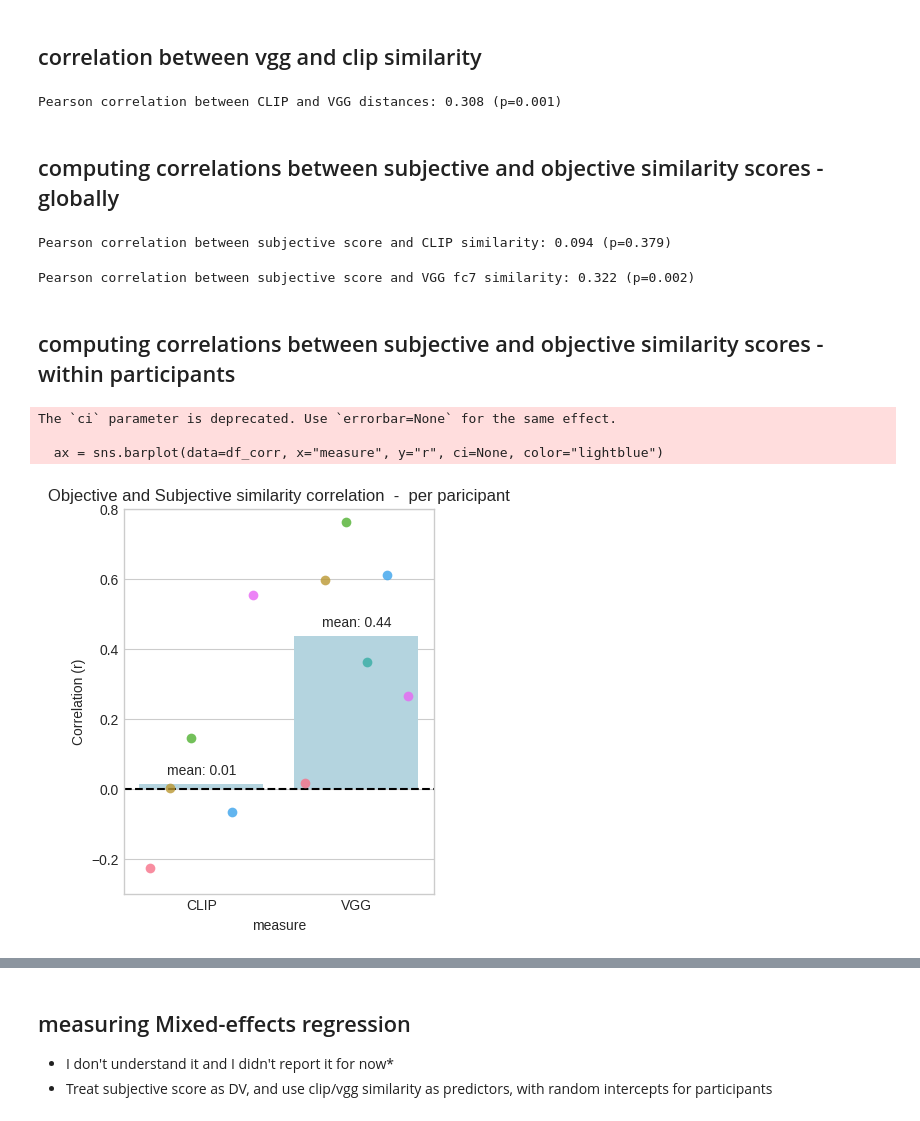
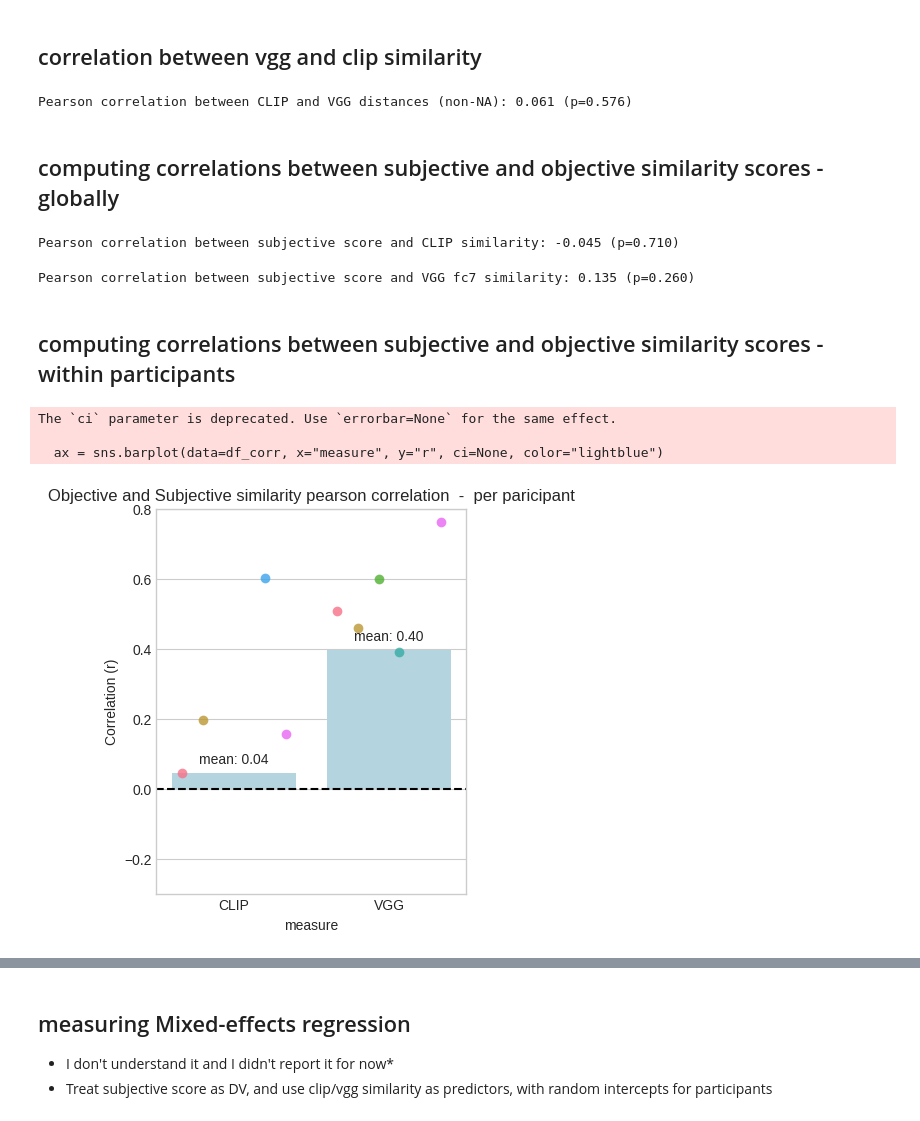
Before and after one commit to AnatKordon/Imagination_in_translation, a Jupyter notebook: analysis/plotting.ipynb, the cells around one changed output, grey strips where cells are left out. Cells and saved outputs as stored; diff of their text form; code cells hidden in the pictures.

```diff
--- a/analysis/plotting.ipynb
+++ b/analysis/plotting.ipynb
@@ -30,14 +30,16 @@ graphs_path.mkdir(parents=True, exist_ok=True)
 ### memory df !!!!!!!!! ###
 df = pd.read_csv(processed_dir / "ppt_w_gpt_w_similarity_trials.csv").copy() # "/mnt/hdd/anatkorol/Imagination_in_translation/Data/processed_data/08092025_pilot/participants_log_cleaned_pilot_08092025_shuffled_with_distances_and_alignment_pilot_08092025_.csv")
 df['prompt_word_len'] = df['prompt'].apply(lambda x: len(str(x).split()))
-df = df[['uid', 'gt', 'session', 'attempt', 'prompt', 'gen', 'subjective_score','clip_cosine_distance', 'vgg_fc7_distance', 'clip_vis_text_similarity', 'token_num', 'prompt_word_len']].copy() # add 'prompt_word_len', 'token_num if needed
+df = df[['uid', 'gt', 'gt_corrected', 'session', 'attempt', 'prompt', 'gen', 'subjective_score','clip_cosine_distance', 'vgg_fc7_distance', 'clip_vis_text_similarity', 'token_num', 'prompt_word_len']].copy() # add 'prompt_word_len', 'token_num if needed
 # return df_ppt and df_gpt when testing on other diffusion models
+df_ok = df[df['gt_corrected'].notna()].copy()
+df = df_ok
 df_ppt = df[df['uid'] != 'gpt-5'].copy()
 df_gpt = df[df['uid'] == 'gpt-5'].copy()
 
 # for comparison:
 perc_df = pd.read_csv("/mnt/hdd/anatkorol/Imagination_in_translation/Data/processed_data/10122025_pilot_2/ppt_w_gpt_w_similarity_trials.csv").copy()
-mem_df = pd.read_csv(processed_dir / "ppt_w_gpt_w_similarity_trials.csv").copy()
+mem_df = pd.read_csv("/mnt/hdd/anatkorol/Imagination_in_translation/Data/processed_data/05012026_pilot_2_memory/ppt_w_gpt_w_similarity_trials.csv").copy()
 # #rdm results for analysis
 # rdm_df = pd.read_csv("/mnt/hdd/anatkorol/Imagination_in_translation/Data/processed_data/10122025_pilot_2/rdm_alignment_results_gpt-image-1-generation.csv")# I used mean pooling as it gives same weight to all tokens, maybe shoulod be changed - can play with it
 # pos_df = pd.read_csv("/mnt/hdd/anatkorol/Imagination_in_translation/Data/processed_data/10122025_pilot_2/nlp_analysis/docs_df.csv").copy()
@@ -152,23 +174,28 @@ df['vgg_similarity'] = 1 - df['vgg_fc7_distance']
 # %% [markdown]
 ## correlation between vgg and clip similarity
 # %%
-pearson_corr, pearson_p = pearsonr(df['clip_cosine_distance'], df['vgg_fc7_distance'])
-print(f"Pearson correlation between CLIP and VGG distances: {pearson_corr:.3f} (p={pearson_p:.3f})")
+# in case of missing values (like in the case of missing descriptions in the delayed memory condition)
+tmp = df[["clip_cosine_distance", "vgg_fc7_distance"]].dropna()
+pearson_corr, pearson_p = pearsonr(tmp["clip_cosine_distance"], tmp["vgg_fc7_distance"])
+print(f"Pearson correlation between CLIP and VGG distances (non-NA): {pearson_corr:.3f} (p={pearson_p:.3f})")
 # %% [output]
-Pearson correlation between CLIP and VGG distances: 0.308 (p=0.001)
+Pearson correlation between CLIP and VGG distances (non-NA): 0.061 (p=0.576)
 # %% [markdown]
 ## computing correlations between subjective and objective similarity scores - globally
 # %%
 #computing correlation as if all data points are independent - but they are not!!
-pearson_corr, pearson_p = pearsonr(df_ppt["subjective_score"], df_ppt["clip_similarity"])
+tmp = df_ppt[["subjective_score", "clip_similarity"]].dropna()
+pearson_corr, pearson_p = pearsonr(tmp["subjective_score"], tmp["clip_similarity"])
 print(f"Pearson correlation between subjective score and CLIP similarity: {pearson_corr:.3f} (p={pearson_p:.3f})")
 # %% [output]
-Pearson correlation between subjective score and CLIP similarity: 0.094 (p=0.379)
+Pearson correlation between subjective score and CLIP similarity: -0.045 (p=0.710)
 # %%
-pearson_corr, pearson_p = pearsonr(df_ppt["subjective_score"], df_ppt["vgg_similarity"])
+
+tmp = df_ppt[["subjective_score", "vgg_similarity"]].dropna()
+pearson_corr, pearson_p = pearsonr(tmp["subjective_score"], tmp["vgg_similarity"])
 print(f"Pearson correlation between subjective score and VGG fc7 similarity: {pearson_corr:.3f} (p={pearson_p:.3f})")
 # %% [output]
-Pearson correlation between subjective score and VGG fc7 similarity: 0.322 (p=0.002)
+Pearson correlation between subjective score and VGG fc7 similarity: 0.135 (p=0.260)
 # %% [markdown]
 ## computing correlations between subjective and objective similarity scores - within participants
 # %%
@@ -182,35 +209,35 @@ for uid, subdf in df_ppt.groupby("uid"):
 
 df_corr = pd.DataFrame(corrs)
 
 # Compute means
 means = df_corr.groupby("measure")["r"].mean().reset_index()
 
 plt.figure(figsize=(4,5))
 ax = sns.barplot(data=df_corr, x="measure", y="r", ci=None, color="lightblue")
 
 # Add participant dots
 sns.stripplot(data=df_corr, x="measure", y="r", hue="uid",
               dodge=True, jitter=False, size=7, alpha=0.8)
 
 # Add horizontal line at 0
 plt.axhline(0, color="black", linestyle="--")
 
 # Add mean value labels
 for i, row in means.iterrows():
     ax.text(i, row["r"] + 0.02, f"mean: {row['r']:.2f}",
             ha='center', va='bottom', fontsize=10)
 
 plt.ylabel("Correlation (r)")
-plt.title("Objective and Subjective similarity correlation  -  per paricipant")
+plt.title("Objective and Subjective similarity pearson correlation  -  per paricipant")
 plt.legend([],[], frameon=False)  # remove uid legend
 plt.ylim(-0.3, 0.8)  # keep full r range visible
 plt.savefig(graphs_path / "per_participant_pearson_corr_subjective_with_objective_scores.png", dpi=300, bbox_inches="tight")
 plt.show()
 # %% [output]
 The `ci` parameter is deprecated. Use `errorbar=None` for the same effect.
 
   ax = sns.barplot(data=df_corr, x="measure", y="r", ci=None, color="lightblue")
-[figure, old version]
+[figure, new version]
 # %%
 #spearman -  Collect correlations per participant - computing scores per participant, then averaging it
 corrs = []
```
Also changed, not shown: parts of 13 cells of this notebook, 11 other files.
